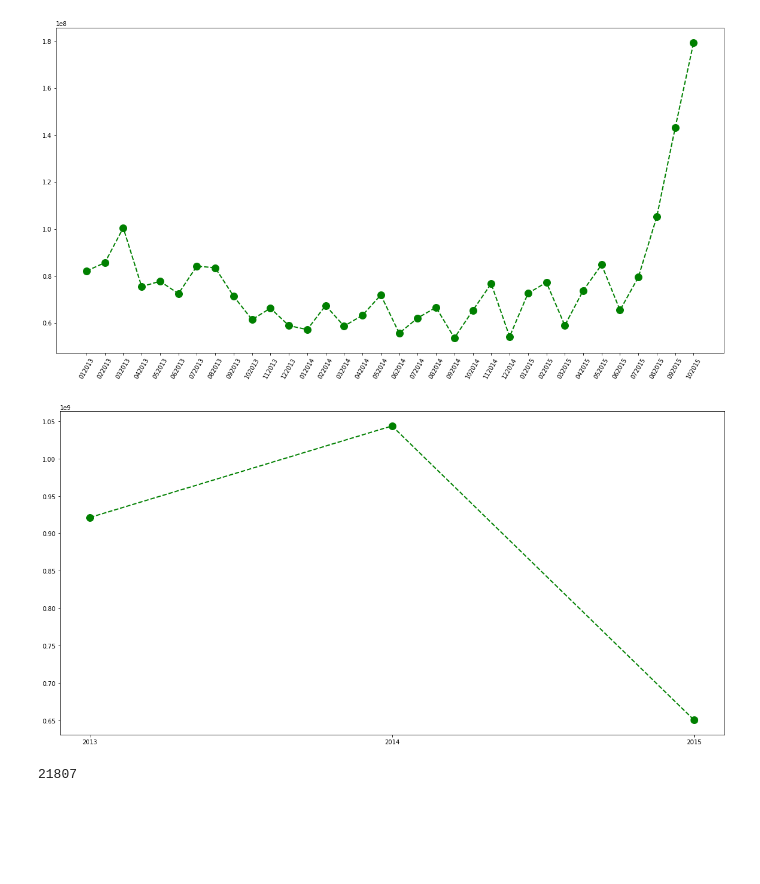
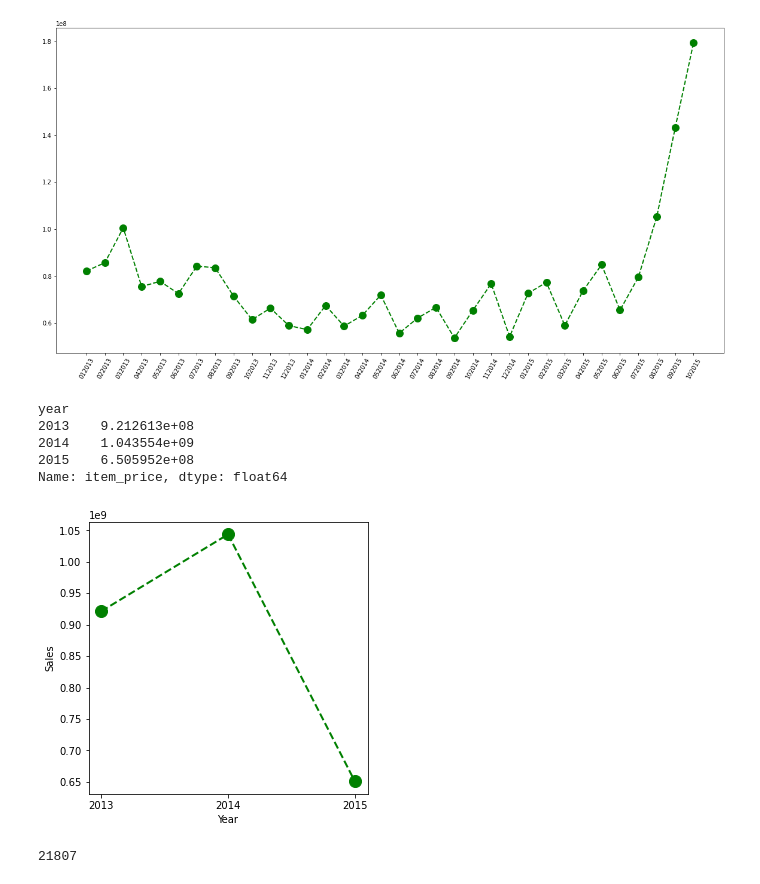
Before and after one commit to shahidqureshi01/AI, a Jupyter notebook: M4_Feature_Eng/06. FeatSel & DimRed/Untitled.ipynb, the cells around one changed output. Saved outputs shown, nothing was run; the diff lists cells and outputs as text; code cells hidden in the pictures; blank space fills up the shorter version.

```diff
--- a/M4_Feature_Eng/06. FeatSel & DimRed/Untitled.ipynb
+++ b/M4_Feature_Eng/06. FeatSel & DimRed/Untitled.ipynb
@@ -193,13 +193,20 @@ plt.show()
 [figure]
 # %%
 yearly_sales = sales_train_df.groupby('year').item_price.sum()
+print(yearly_sales)
 
-year = sales_train_df.year.unique()
-plt.figure(figsize=(20, 10))
-plt.plot(year, yearly_sales, color='green', marker='o', linestyle='dashed',linewidth=2, markersize=12)
+plt.figure(figsize=(5, 5))
+plt.xlabel('Year')
+plt.ylabel('Sales')
+plt.plot(yearly_sales.index, yearly_sales, color='green', marker='o', linestyle='dashed',linewidth=2, markersize=12)
 plt.show()
 # %% [output]
+year
+2013    9.212613e+08
+2014    1.043554e+09
+2015    6.505952e+08
+Name: item_price, dtype: float64
-[figure, old version]
+[figure, new version]
 # %%
 sales_train_df.item_id.nunique()
 # %% [output]
```
Also changed, not shown: parts of 6 cells of this notebook.
